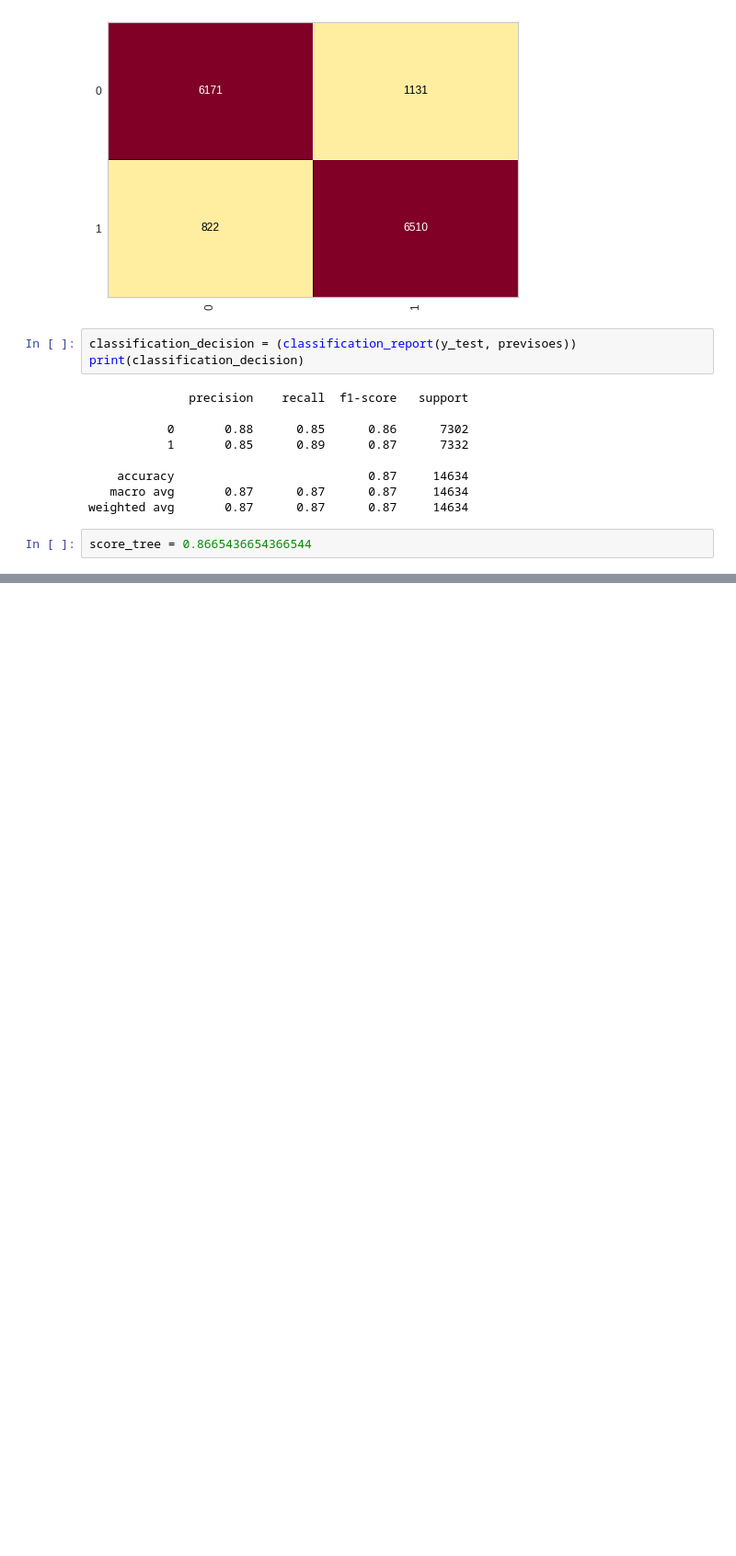
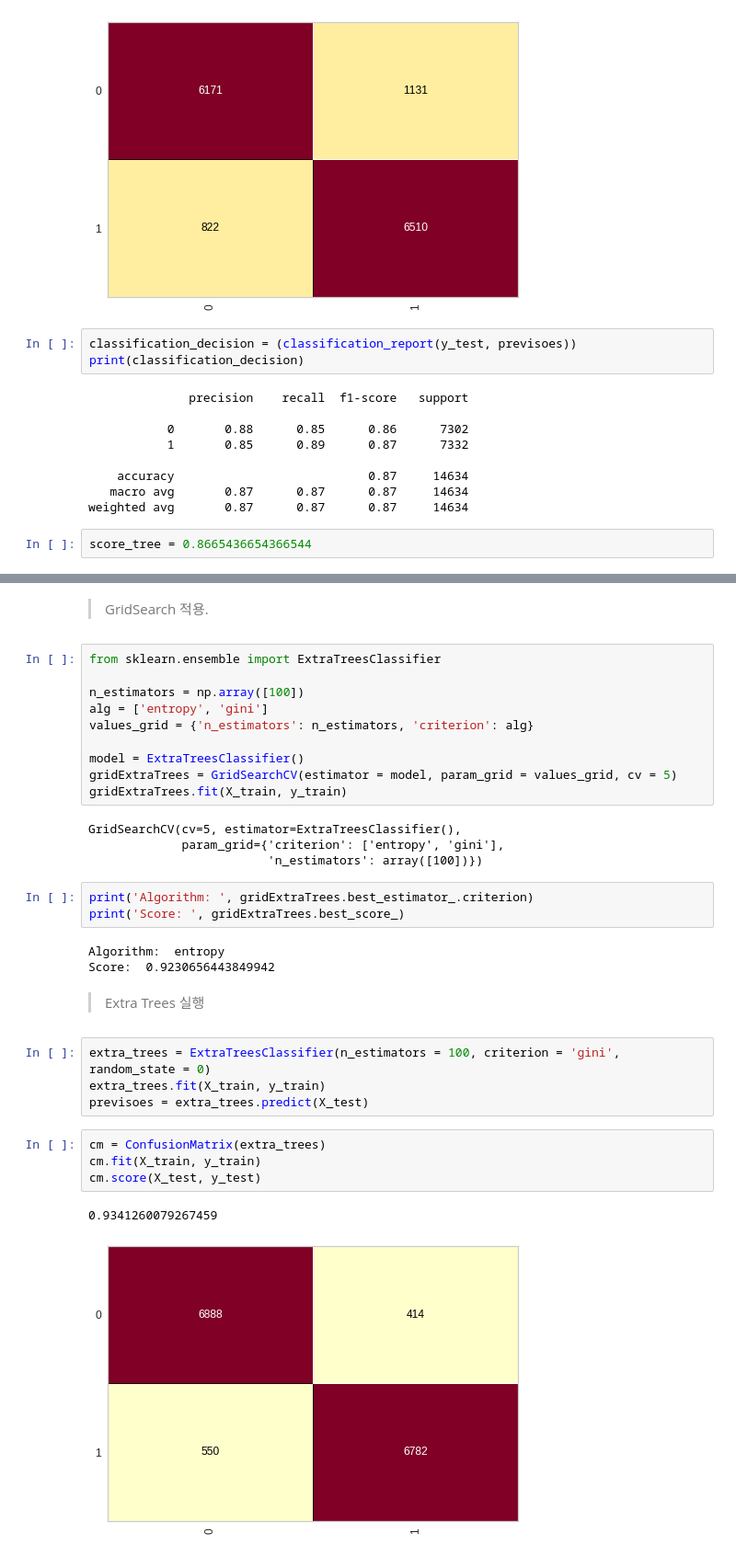
Before and after one commit to god05212/-, a Jupyter notebook: 고객이_호텔예약을_취소할지_예측하기.ipynb, the cells around one changed output, grey strips where cells are left out. Shown at 92% size. Drawn from its saved outputs; the diff is of its cells as text; blank space fills up the shorter version.

```diff
--- a/고객이_호텔예약을_취소할지_예측하기.ipynb
+++ b/고객이_호텔예약을_취소할지_예측하기.ipynb
@@ -531,0 +649,35 @@ score_tree = 0.8665436654366544
+# %% [markdown]
+> GridSearch 적용.
+# %%
+from sklearn.ensemble import ExtraTreesClassifier
+
+n_estimators = np.array([100])
+alg = ['entropy', 'gini']
+values_grid = {'n_estimators': n_estimators, 'criterion': alg}
+
+model = ExtraTreesClassifier()
+gridExtraTrees = GridSearchCV(estimator = model, param_grid = values_grid, cv = 5)
+gridExtraTrees.fit(X_train, y_train)
+# %% [output]
+GridSearchCV(cv=5, estimator=ExtraTreesClassifier(),
+             param_grid={'criterion': ['entropy', 'gini'],
+                         'n_estimators': array([100])})
+# %%
+print('Algorithm: ', gridExtraTrees.best_estimator_.criterion)
+print('Score: ', gridExtraTrees.best_score_)
+# %% [output]
+Algorithm:  entropy
+Score:  0.9230656443849942
+# %% [markdown]
+> Extra Trees 실행
+# %%
+extra_trees = ExtraTreesClassifier(n_estimators = 100, criterion = 'gini', random_state = 0)
+extra_trees.fit(X_train, y_train)
+previsoes = extra_trees.predict(X_test)
+# %%
+cm = ConfusionMatrix(extra_trees)
+cm.fit(X_train, y_train)
+cm.score(X_test, y_test)
+# %% [output]
+0.9341260079267459
+[figure, added]
```
Also changed, not shown: parts of 45 cells of this notebook.
